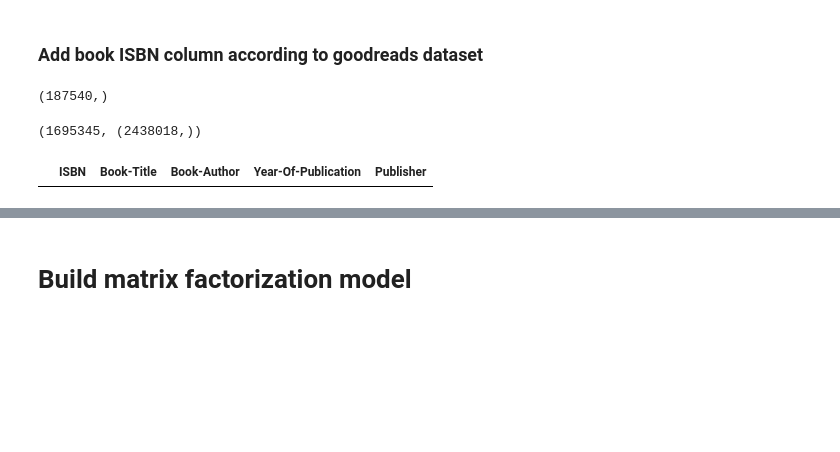
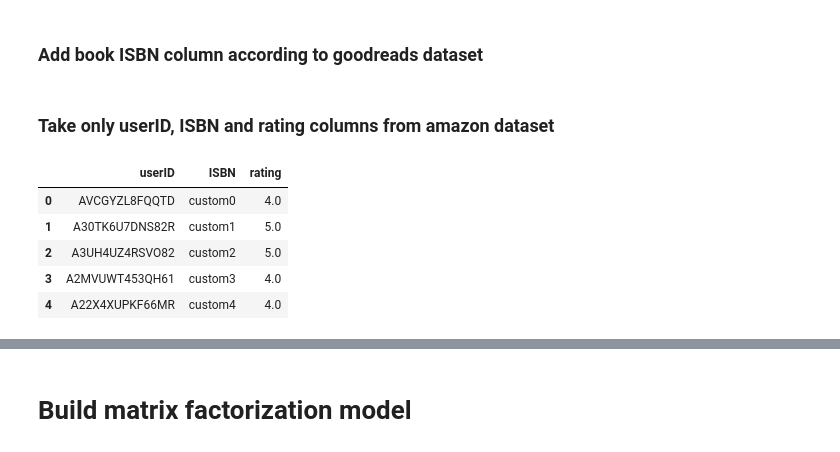
Before and after one commit to AyalSwaid/BookRecSys, a Jupyter notebook: Copy_of_recSysNotebook.ipynb, the cells around one changed output, grey strips where cells are left out. Drawn from its saved outputs; the diff is of its cells as text; code cells hidden in the pictures; blank space fills up the shorter version.

Commit message:
merged amazon and goodread datasets

```diff
--- a/Copy_of_recSysNotebook.ipynb
+++ b/Copy_of_recSysNotebook.ipynb
@@ -249,24 +232,25 @@ counter = 0
 # Add the ISBN column according to the dict
 def func(e):
     global counter
-    ISBN = titles_dict.get(e, None)
-    if ISBN is None:
-        counter += 1
+
+    # create custom ISBN for books that has no ISBN in the goodreads dataset
+    ISBN = titles_dict.get(e,  f"custom{counter}")
+    counter += 1
+    # if ISBN is None:
+    #     ISBN =
     return ISBN
 
 a_ratings["ISBN"] = a_ratings["Title"].apply(func)
-# %%
-# gp = a_ratings[a_ratings["ISBN"].isna()].groupby(["Title"]).count().reset_index()
-gp
-np.unique(a_ratings[a_ratings["ISBN"].isna()]["Title"].values).shape
-# %% [output]
-(187540,)
-# %%
-a_ratings["ISBN"].isna().sum(), a_ratings["ISBN"].shape
-# %% [output]
-(1695345, (2438018,))
-# %%
-gp[gp["Title"] == '"Eagle forgotten."']
-books[books["Book-Title"].str.contains('Truthful Impression')]
-# %% [output]
-|  | ISBN | Book-Title | Book-Author | Year-Of-Publication | Publisher |
+# %% [markdown]
+### Take only userID, ISBN and rating columns from amazon dataset
+# %%
+newa_ratings = a_ratings[["User_id", "ISBN", "review/score"]]
+newa_ratings = newa_ratings.rename(columns = {"review/score": "rating", "User_id": "userID"})
+newa_ratings.head()
+# %% [output]
+|  | userID | ISBN | rating |
+| 0 | AVCGYZL8FQQTD | custom0 | 4.0 |
+| 1 | A30TK6U7DNS82R | custom1 | 5.0 |
+| 2 | A3UH4UZ4RSVO82 | custom2 | 5.0 |
+| 3 | A2MVUWT453QH61 | custom3 | 4.0 |
+| 4 | A22X4XUPKF66MR | custom4 | 4.0 |
```
Also changed, not shown: parts of 13 cells of this notebook.
